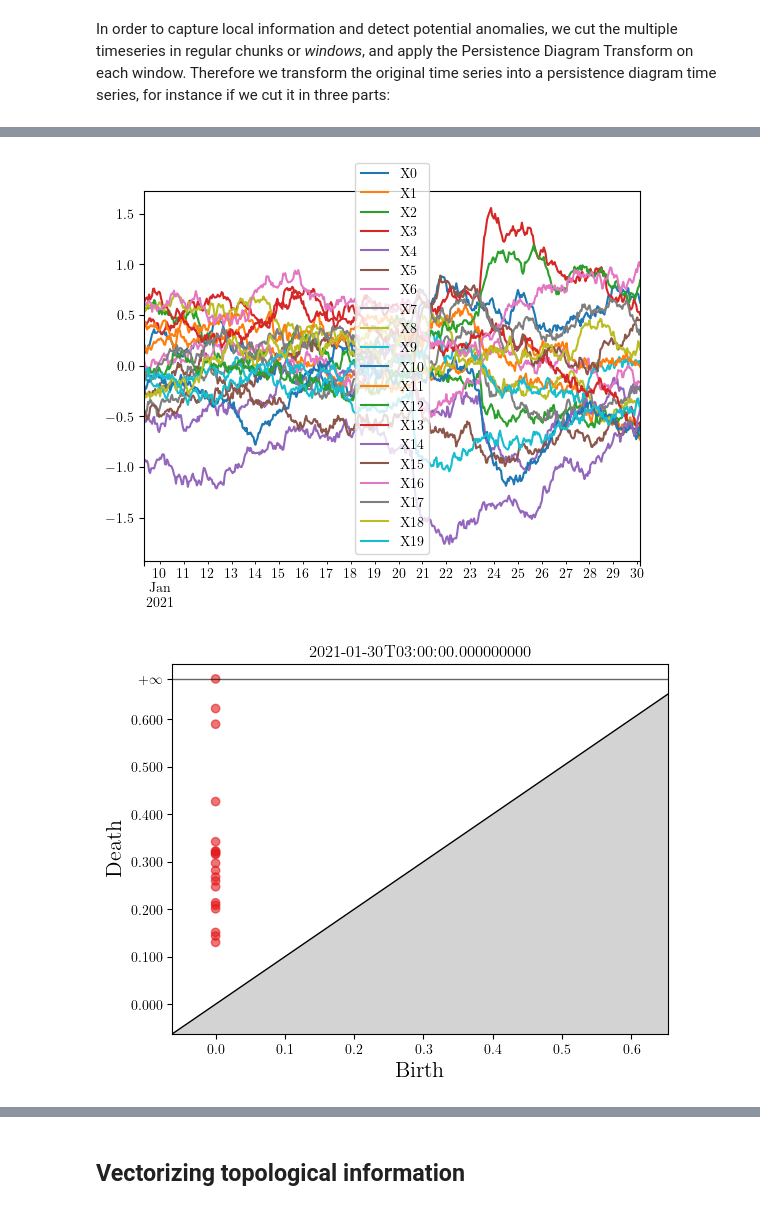
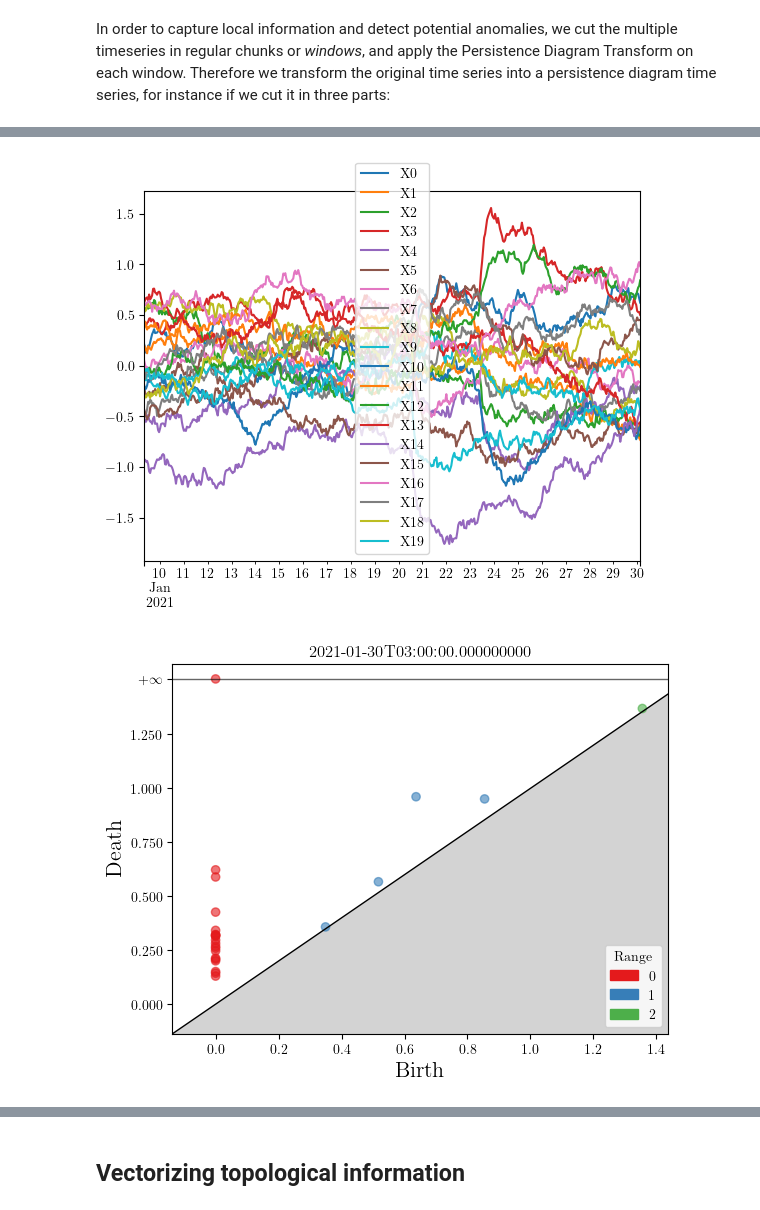
Before and after one commit to IRT-SystemX/tdaad, a Jupyter notebook: examples/oua_tutorial.ipynb, the cells around one changed output, grey strips where cells are left out. Drawn from its saved outputs; the diff is of its cells as text; code cells hidden in the pictures.

```diff
--- a/examples/oua_tutorial.ipynb
+++ b/examples/oua_tutorial.ipynb
@@ -80,9 +82,9 @@ In order to capture local information and detect potential anomalies, we cut the
 swv = np.lib.stride_tricks.sliding_window_view(X.index, X.shape[0]//2)[::200, :]
 
 for window in swv:
-    pdiagram = PersistenceDiagramTransformer().fit_transform(X.loc[window])
+    pdiagram = transform_to_persistence_diagram(X.loc[window], tda_max_dim=2)
     X.loc[window].plot()
-    ax = plot_persistence_diagram(pdiagram[0])
+    ax = plot_persistence_diagram(pdiagram)
     ax.set_title(str(window[-1]))
 # %% [output]
 [figure]
@@ -90,3 +92,3 @@ for window in swv:
 [figure]
-[figure, old version]
+[figure, new version]
 [figure]
```
Also changed, not shown: parts of 5 cells of this notebook, 3 other files.
